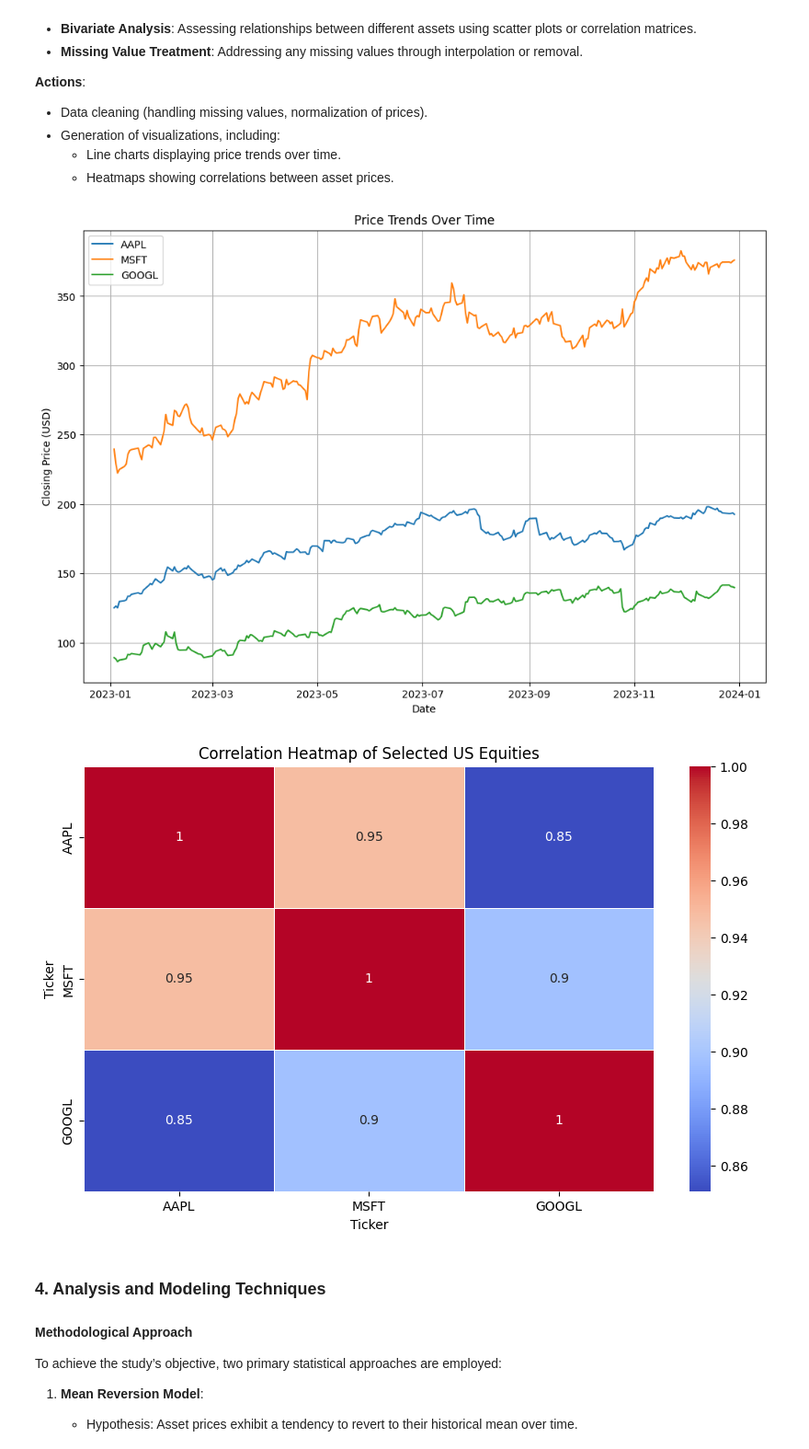
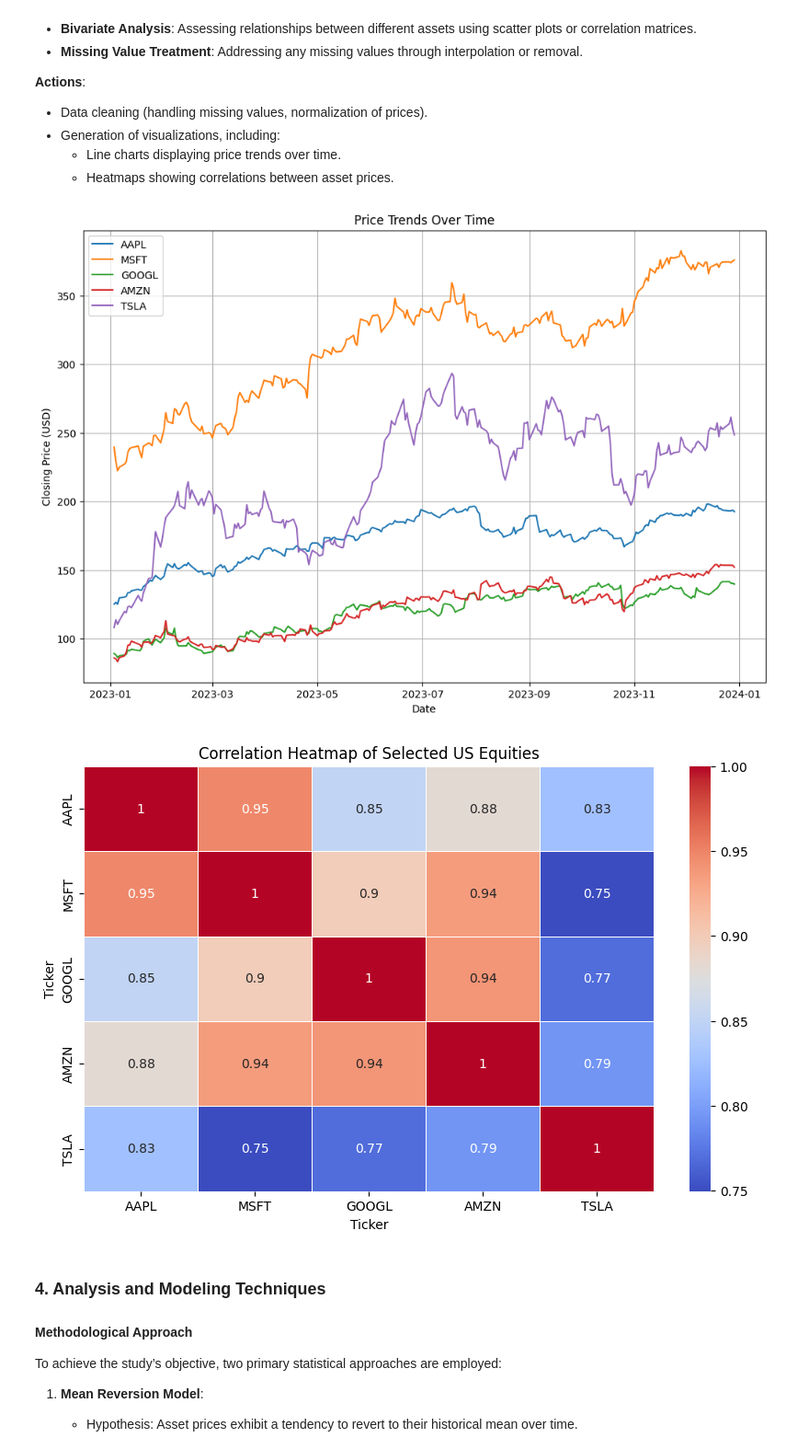
Before and after one commit to esxr/project-arbo, a Jupyter notebook: Cauldron/general_outline.ipynb, the cells around one changed output. Shown at 92% size. Drawn from its saved outputs; the diff is of its cells as text; code cells hidden in the pictures.

```diff
--- a/Cauldron/general_outline.ipynb
+++ b/Cauldron/general_outline.ipynb
@@ -170,36 +141,36 @@ def plot_line_chart(data, tickers):
     plt.legend()
     plt.grid(True)
     plt.show()
 
 # Univariate Analysis - Plot Line Charts
-selected_tickers = ['AAPL', 'MSFT', 'GOOGL']
+selected_tickers = ['AAPL', 'MSFT', 'GOOGL', 'AMZN', 'TSLA']
 plot_line_chart(data, selected_tickers)
 
 # Step 2.3: Bivariate Analysis - Correlation Heatmap
 def plot_correlation_heatmap(data, tickers):
     """
     Generate a heatmap showing the correlations between selected assets.
     """
     # Create a pivot table with Date as index and Ticker as columns
     pivot_data = data.pivot_table(index='Date', columns='Ticker', values='Close')
 
     # Select the tickers of interest
     selected_data = pivot_data[tickers]
 
     # Calculate the correlation matrix
     correlation_matrix = selected_data.corr()
 
     # Plot the heatmap
     plt.figure(figsize=(10, 6))
     sns.heatmap(correlation_matrix, annot=True, cmap='coolwarm', linewidths=0.5)
     plt.title('Correlation Heatmap of Selected US Equities')
     plt.show()
 
 # Bivariate Analysis - Plot Correlation Heatmap
 plot_correlation_heatmap(data, selected_tickers)
 # %% [output]
-[figure, old version]
+[figure, new version]
-[figure, old version]
+[figure, new version]
 # %% [markdown]
 ### **4. Analysis and Modeling Techniques**
 #### **Methodological Approach**
```
Also changed, not shown: parts of 21 cells of this notebook, 12 other files.
